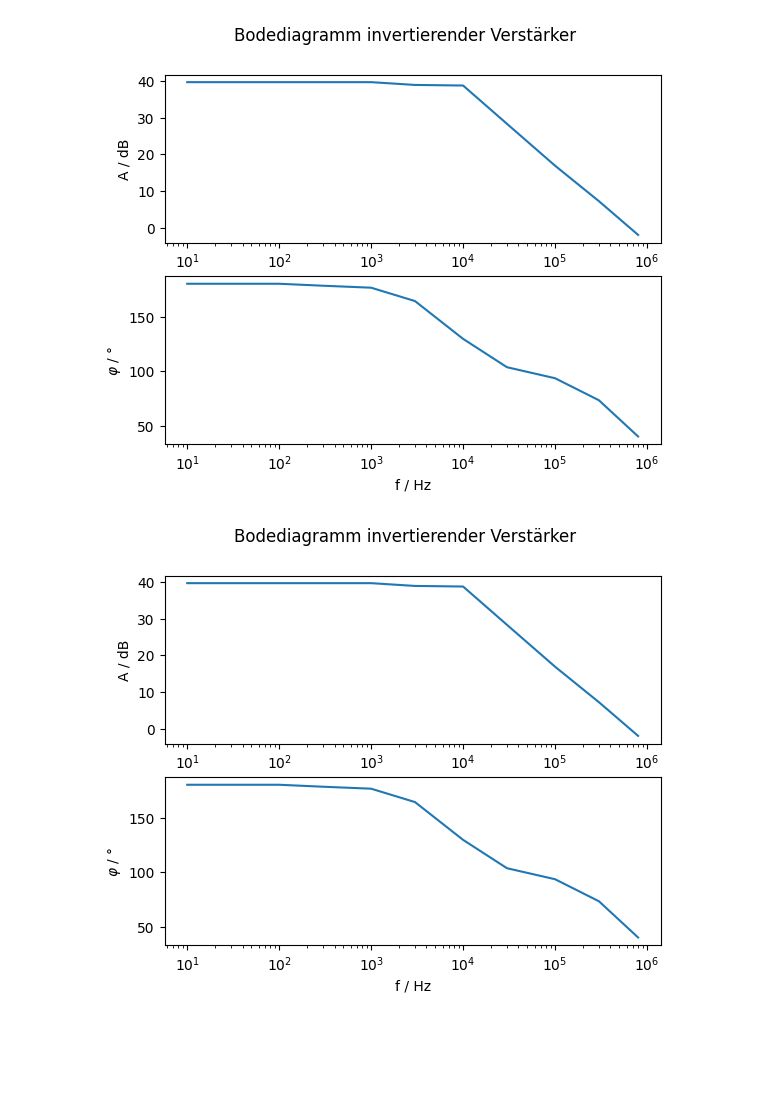
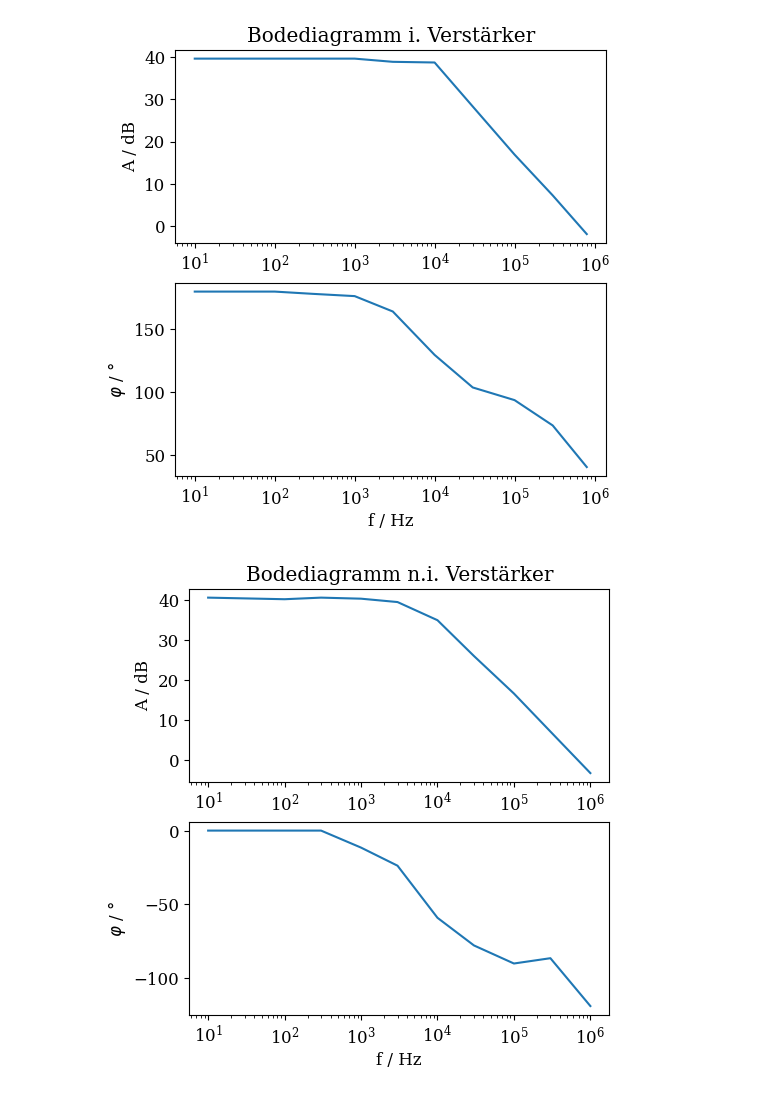
Before and after one commit to s-grundner/LVA-EMTS-PR, a Jupyter notebook: PR3/PR3.ipynb, the cells around one changed output. Cells and saved outputs as stored; diff of their text form; code cells hidden in the pictures; blank space fills up the shorter version.

Commit message:
"Bode Diagramm" - finished

```diff
--- a/PR3/PR3.ipynb
+++ b/PR3/PR3.ipynb
@@ -12,27 +12,35 @@ def calcBode(df):
 df_I = calcBode(pd.read_csv("./data/BodeI.csv"))
 df_NI = calcBode(pd.read_csv("./data/BodeNI.csv"))
 # %%
-import matplotlib.pyplot as plt
+import matplotlib
+from matplotlib import pyplot as plt
 
-def plot_bode(df):
-    fig, (ax_abs, ax_arg) = plt.subplots(nrows=2, ncols=1)
+cm = 1/2.54
+
+font = {'family' : 'serif',
+        'weight' : 'normal',
+        'size' : 12}
+matplotlib.rc('font', **font)
+
+def plot_bode(df, title="Bodediagramm"):
+    fig, (ax_abs, ax_arg) = plt.subplots(nrows=2, ncols=1, figsize=(13*cm, 13*cm), constrained_layout=True)
+    ax_abs.set_title(title)
     ax_abs.set_ylabel("A / dB")
     ax_abs.set_xscale('log')
     ax_abs.plot(df['f'], df['A'])
 
     ax_arg.set_xscale('log')
     ax_arg.set_xlabel("f / Hz")
-    ax_arg.set_ylabel("$\\varphi$ / °")
+    ax_arg.set_ylabel("$\\varphi$ / $\\degree$")
     ax_arg.plot(df['f'], df['phi'])
 
     return fig
 
-fig_I = plot_bode(df_I)
-fig_I.suptitle('Bodediagramm invertierender Verstärker')
+fig_I = plot_bode(df_I, title="Bodediagramm i. Verstärker")
 fig_I.savefig("./latex/images/bode_I.png")
-fig_NI = plot_bode(df_NI)
-fig_NI.suptitle('Bodediagramm nicht-invertierend Verstärker')
+
+fig_NI = plot_bode(df_NI, title="Bodediagramm n.i. Verstärker")
 fig_NI.savefig("./latex/images/bode_NI.png")
 # %% [output]
-[figure, old version]
+[figure, new version]
-[figure, old version]
+[figure, new version]
```
Also changed, not shown: parts of 2 cells of this notebook, 9 other files.
